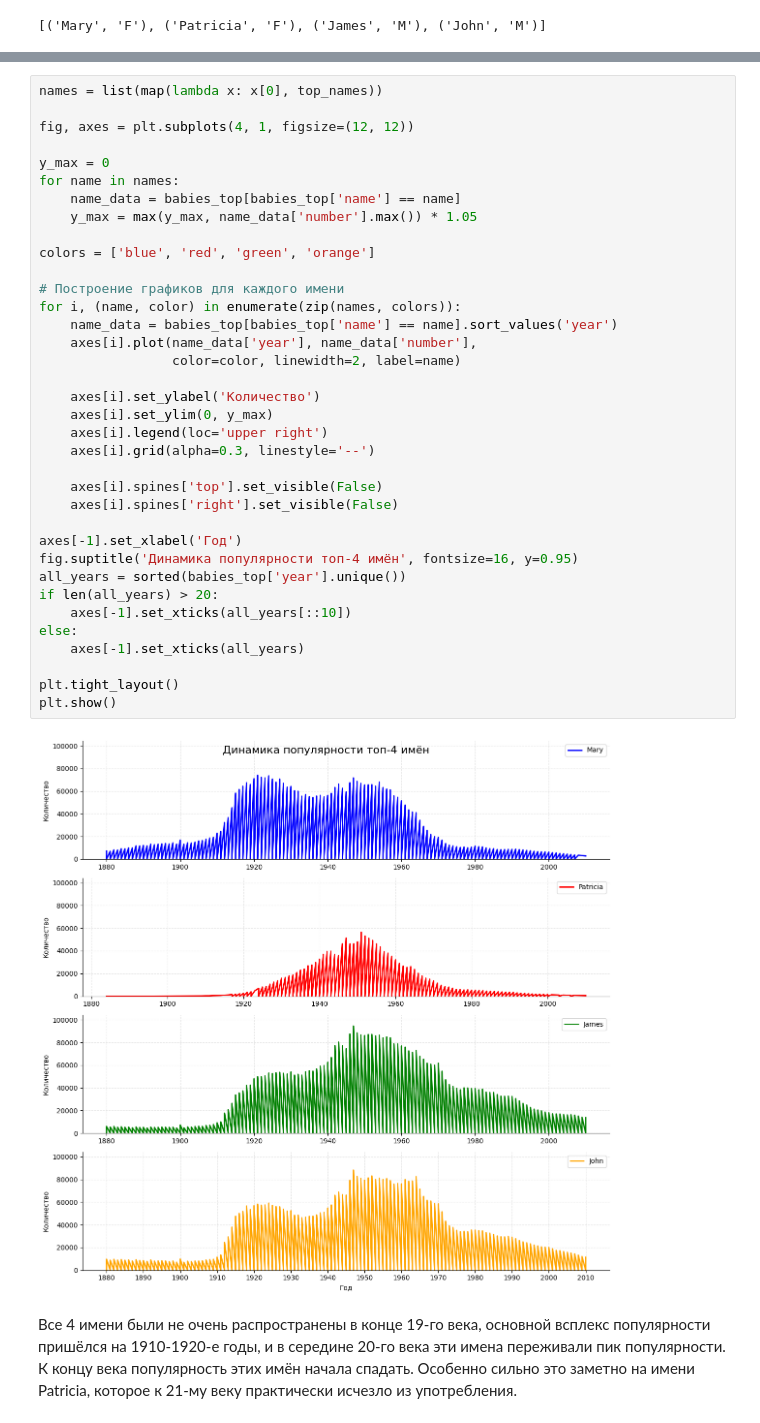
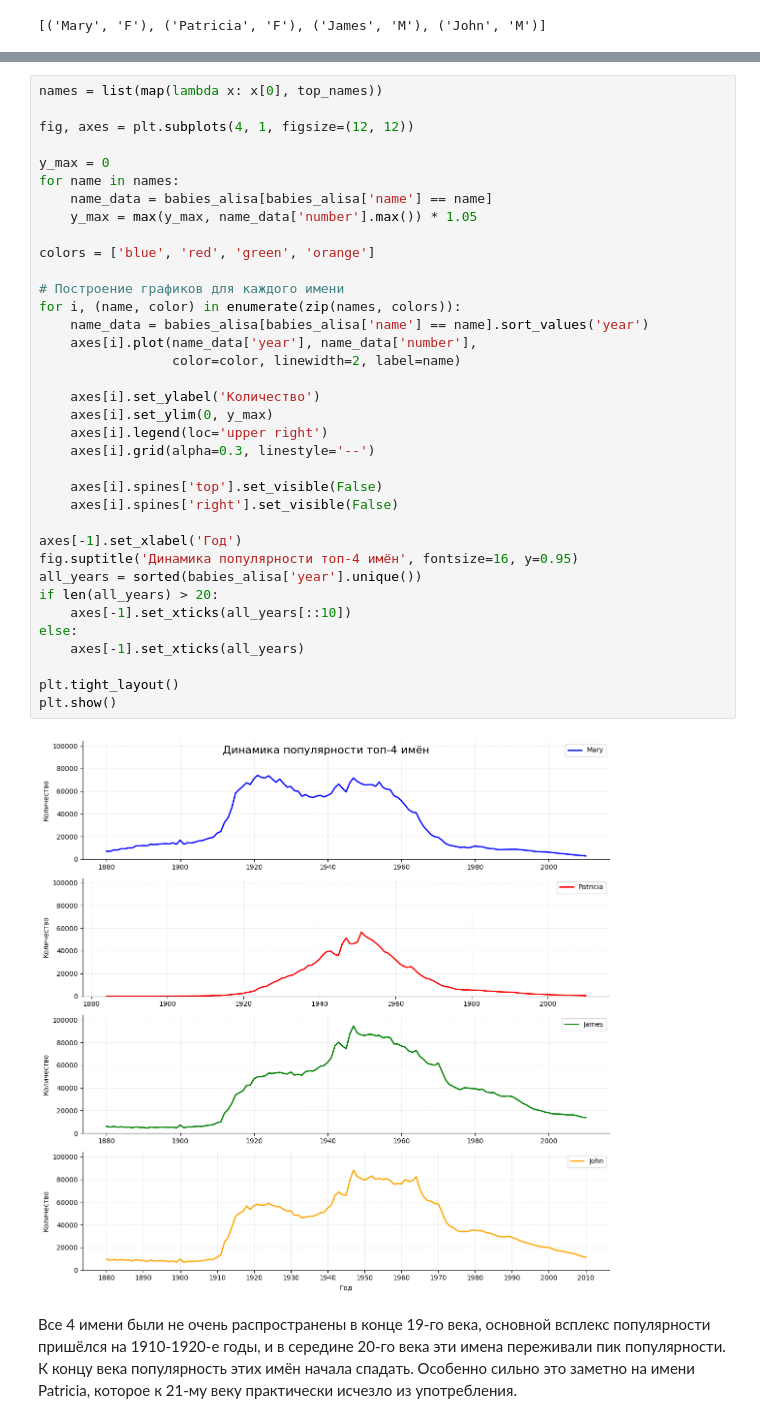
Before and after one commit to Sepulka-droid/Python_for_DE, a Jupyter notebook: task_03_EDA/3_Анализ_данных.ipynb, the cells around one changed output, grey strips where cells are left out. Cells and saved outputs as stored; diff of their text form.

```diff
--- a/task_03_EDA/3_Анализ_данных.ipynb
+++ b/task_03_EDA/3_Анализ_данных.ipynb
@@ -544,37 +534,37 @@ fig, axes = plt.subplots(4, 1, figsize=(12, 12))
 
 y_max = 0
 for name in names:
-    name_data = babies_top[babies_top['name'] == name]
+    name_data = babies_alisa[babies_alisa['name'] == name]
     y_max = max(y_max, name_data['number'].max()) * 1.05
 
 colors = ['blue', 'red', 'green', 'orange']
 
 # Построение графиков для каждого имени
 for i, (name, color) in enumerate(zip(names, colors)):
-    name_data = babies_top[babies_top['name'] == name].sort_values('year')
+    name_data = babies_alisa[babies_alisa['name'] == name].sort_values('year')
     axes[i].plot(name_data['year'], name_data['number'],
                  color=color, linewidth=2, label=name)
 
     axes[i].set_ylabel('Количество')
     axes[i].set_ylim(0, y_max)
     axes[i].legend(loc='upper right')
     axes[i].grid(alpha=0.3, linestyle='--')
 
     axes[i].spines['top'].set_visible(False)
     axes[i].spines['right'].set_visible(False)
 
 axes[-1].set_xlabel('Год')
 fig.suptitle('Динамика популярности топ-4 имён', fontsize=16, y=0.95)
-all_years = sorted(babies_top['year'].unique())
+all_years = sorted(babies_alisa['year'].unique())
 if len(all_years) > 20:
     axes[-1].set_xticks(all_years[::10])
 else:
     axes[-1].set_xticks(all_years)
 
 plt.tight_layout()
 plt.show()
 # %% [output]
-[figure, old version]
+[figure, new version]
 # %% [markdown]
 Все 4 имени были не очень распространены в конце 19-го века, основной всплекс популярности пришёлся на 1910-1920-е годы, и в середине 20-го века эти имена переживали пик популярности. К концу века популярность этих имён начала спадать. Особенно сильно это заметно на имени Patricia, которое к 21-му веку практически исчезло из употребления.
 # %% [markdown]
```
Also changed, not shown: parts of 21 cells of this notebook, 1 other file.
